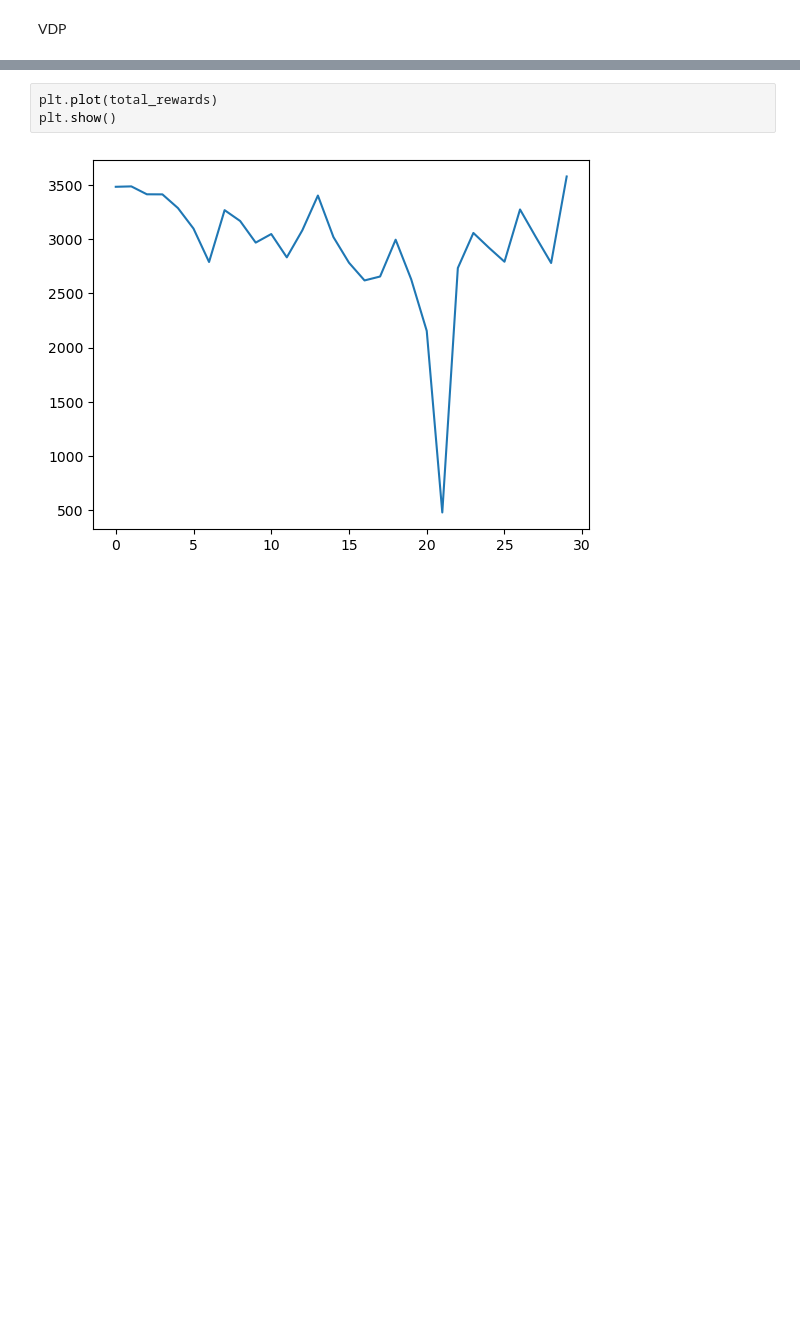
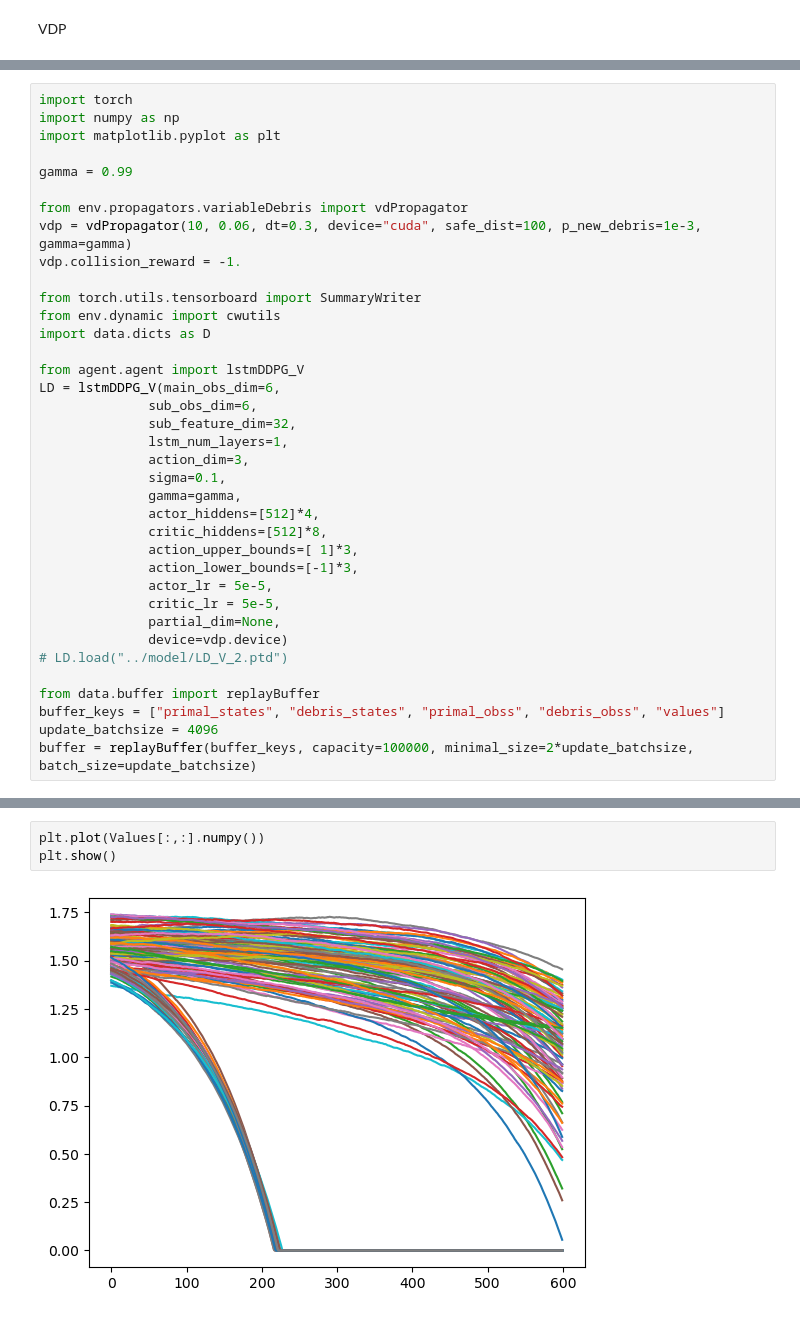
Before and after one commit to liziyao99/multi-debris-avoidance, a Jupyter notebook: test.ipynb, the cells around one changed output, grey strips where cells are left out. Cells and saved outputs as stored; diff of their text form; blank space fills up the shorter version.

Commit message:
New: `lstmDDPG_V`

```diff
--- a/test.ipynb
+++ b/test.ipynb
@@ -497,0 +548,37 @@ for episode in range(n_episode):
+# %%
+import torch
+import numpy as np
+import matplotlib.pyplot as plt
+
+gamma = 0.99
+
+from env.propagators.variableDebris import vdPropagator
+vdp = vdPropagator(10, 0.06, dt=0.3, device="cuda", safe_dist=100, p_new_debris=1e-3, gamma=gamma)
+vdp.collision_reward = -1.
+
+from torch.utils.tensorboard import SummaryWriter
+from env.dynamic import cwutils
+import data.dicts as D
+
+from agent.agent import lstmDDPG_V
+LD = lstmDDPG_V(main_obs_dim=6,
+              sub_obs_dim=6,
+              sub_feature_dim=32,
+              lstm_num_layers=1,
+              action_dim=3,
+              sigma=0.1,
+              gamma=gamma,
+              actor_hiddens=[512]*4,
+              critic_hiddens=[512]*8,
+              action_upper_bounds=[ 1]*3,
+              action_lower_bounds=[-1]*3,
+              actor_lr = 5e-5,
+              critic_lr = 5e-5,
+              partial_dim=None,
+              device=vdp.device)
+# LD.load("../model/LD_V_2.ptd")
+
+from data.buffer import replayBuffer
+buffer_keys = ["primal_states", "debris_states", "primal_obss", "debris_obss", "values"]
+update_batchsize = 4096
+buffer = replayBuffer(buffer_keys, capacity=100000, minimal_size=2*update_batchsize, batch_size=update_batchsize)
@@ -498,5 +678,5 @@ for episode in range(n_episode):
 # %%
-plt.plot(total_rewards)
+plt.plot(Values[:,:].numpy())
 plt.show()
 # %% [output]
-[figure, old version]
+[figure, new version]
```
Also changed, not shown: parts of 14 cells of this notebook, 7 other files.
